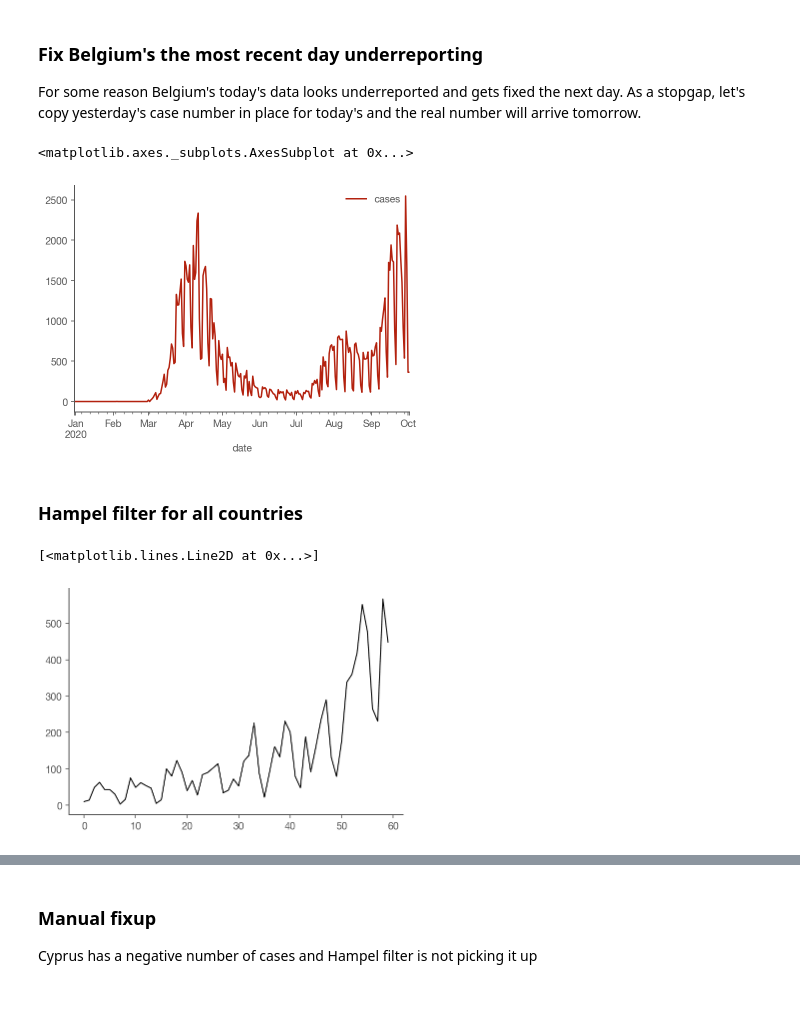
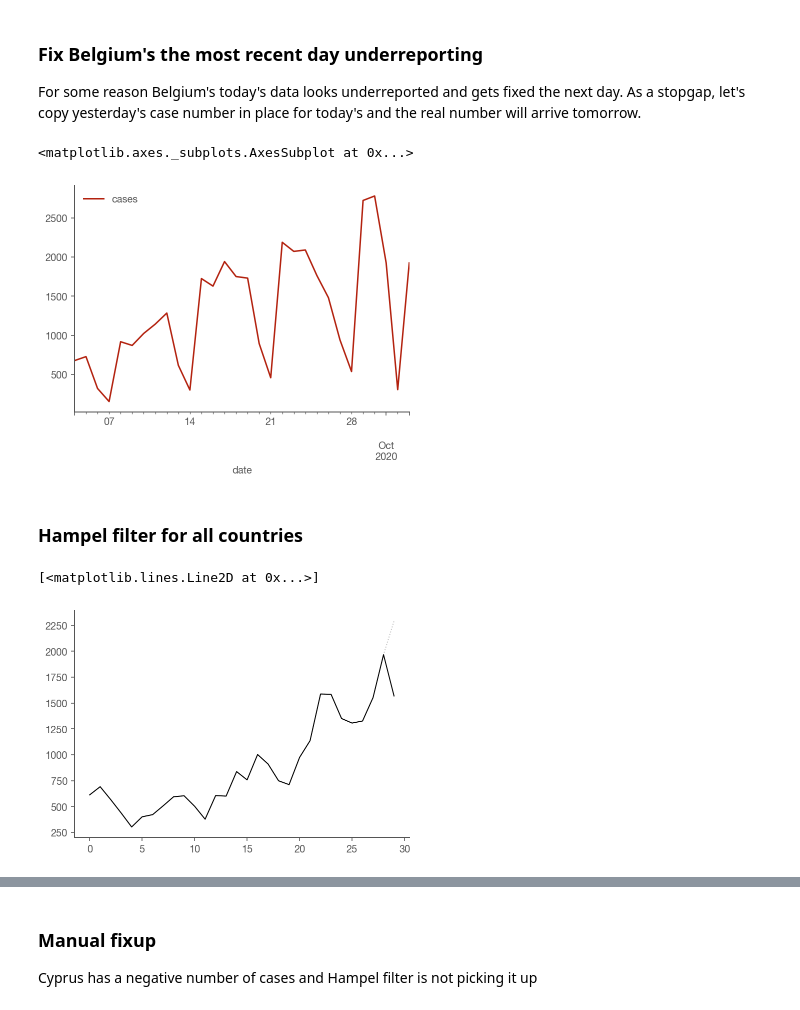
Before and after one commit to gkossakowski/covid-19, a Jupyter notebook: Realtime Rt mcmc.ipynb, the cells around one changed output, grey strips where cells are left out. Cells and saved outputs as stored; diff of their text form; code cells hidden in the pictures.

```diff
--- a/Realtime Rt mcmc.ipynb
+++ b/Realtime Rt mcmc.ipynb
@@ -162,12 +162,12 @@ countries['cases'] = countries.groupby('country')['cases'].transform(correct_wee
 ### Fix Belgium's the most recent day underreporting
 For some reason Belgium's today's data looks underreported and gets fixed the next day. As a stopgap, let's copy yesterday's case number in place for today's and the real number will arrive tomorrow.
 # %%
-countries.loc['Belgium'].iloc[-1] = countries.loc['Belgium'].iloc[-2]
+countries.loc['Belgium'].iloc[-1] = countries.loc['Belgium'].iloc[-3]
 # %%
-countries.loc['Belgium'].plot()
+countries.loc['Belgium'].tail(30).plot()
 # %% [output]
 <matplotlib.axes._subplots.AxesSubplot at 0x...>
-[figure, old version]
+[figure, new version]
 # %% [markdown]
 ### Hampel filter for all countries
 # %%
@@ -204,17 +204,17 @@ def hampel_filter_pandas(input_series, window_size, n_sigmas=3.0):
 
     return new_series, indices
 # %%
-country = "Slovakia"
+country = "Poland"
 rawData = countries.loc[country]['cases']
 
 filteredData, _ = hampel_filter_pandas(rawData, 7, 2.0)
 fig, ax = plt.subplots()
-days_n = 60
+days_n = 30
 ax.plot(rawData[-days_n:].to_numpy(),alpha=0.25,c='k', linestyle=':', lw=1)
 ax.plot(filteredData[-days_n:].to_numpy(), c='k', lw=1)
 # %% [output]
 [<matplotlib.lines.Line2D at 0x...>]
-[figure, old version]
+[figure, new version]
 # %%
 def transform_cases(case_series):
     filtered, _ = hampel_filter_pandas(case_series, 7, 2.0)
```
Also changed, not shown: parts of 12 cells of this notebook, 2 other files.
